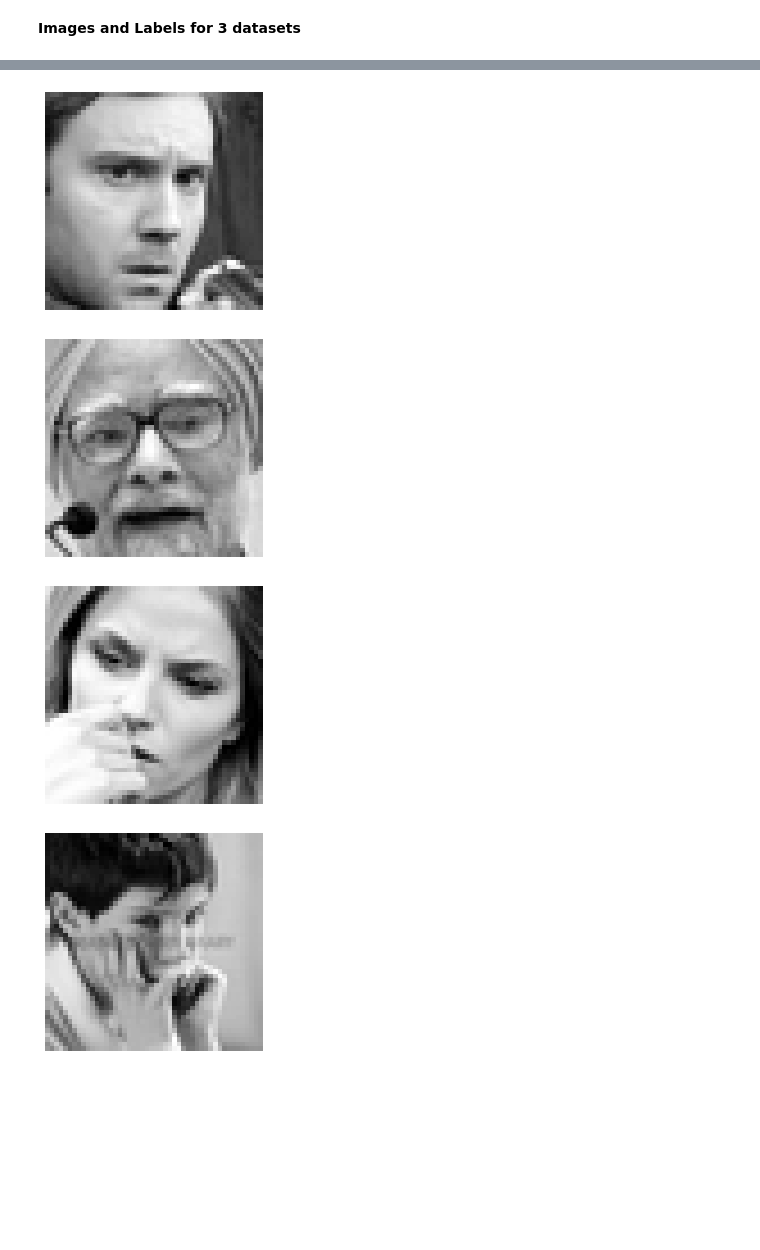
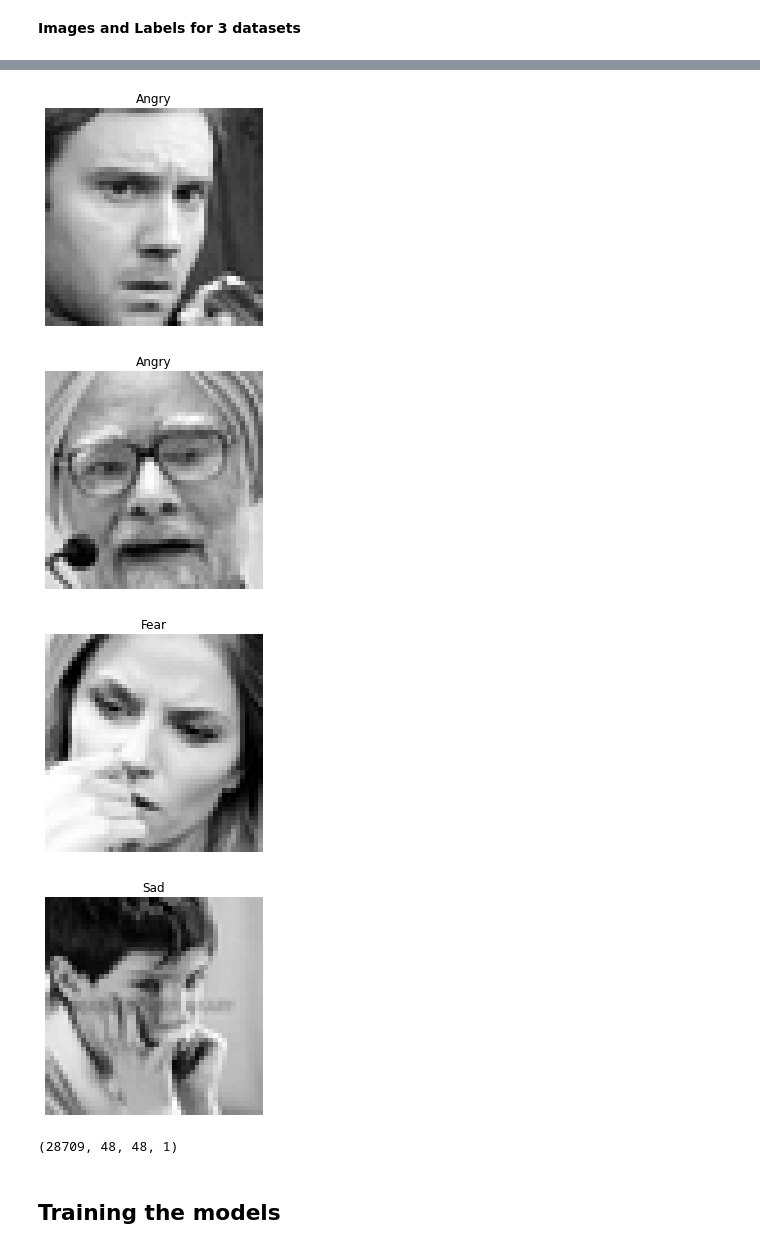
Before and after one commit to kushvatsa/AML, a Jupyter notebook: Assignment_1.ipynb, the cells around one changed output, grey strips where cells are left out. Drawn from its saved outputs; the diff is of its cells as text; code cells hidden in the pictures; blank space fills up the shorter version.

```diff
--- a/Assignment_1.ipynb
+++ b/Assignment_1.ipynb
@@ -214,3 +177,17 @@ test_labels = test_data["emotion"]
+# %%
+def reshapeImg(df):
+
+    imgs = np.reshape(df["pixels"].to_list(),(df.shape[0],48,48,1))
+
+    return imgs
+# %%
+train_imgs = reshapeImg(train_data)
+validation_imgs = reshapeImg(validation_data)
+test_imgs = reshapeImg(test_data)
+
+train_labels = train_data["emotion"]
+validation_labels = validation_data["emotion"]
+test_labels = test_data["emotion"]
 # %%
 train_imgs.shape
 # %% [output]
@@ -217,0 +195,3 @@ train_imgs.shape
+# %%
+emotion_names = {0 : 'Angry', 1 : 'Disgust', 2 : 'Fear', 3 : 'Happiness', 4 : 'Sad', 5 : 'Surprise', 6 : 'Neutral'}
+emotion_names
@@ -218,14 +206,15 @@ train_imgs.shape
 # %%
-def plotImages(x,y):
-  for ix in range(4):
+def plotImages(x,y,range):
+  for ix in range(range):
       plt.figure(ix)
       plt.imshow(x[ix].reshape((48, 48)), interpolation='none', cmap='gray')
       plt.axis("off")
+      plt.title(emotion_names[y[ix]])
       plt.show()
 # %%
-plotImages(train_imgs,train_labels)
+plotImages(train_imgs,train_labels,5)
 # %% [output]
-[figure, old version]
+[figure, new version]
-[figure, old version]
+[figure, new version]
-[figure, old version]
+[figure, new version]
-[figure, old version]
+[figure, new version]
@@ -242,0 +221,6 @@ from keras.layers import Dense,Conv2D,AveragePooling2D,Dense,Flatten
+# %%
+train_imgs.shape
+# %% [output]
+(28709, 48, 48, 1)
+# %% [markdown]
+## Training the models
```
Also changed, not shown: parts of 33 cells of this notebook.
